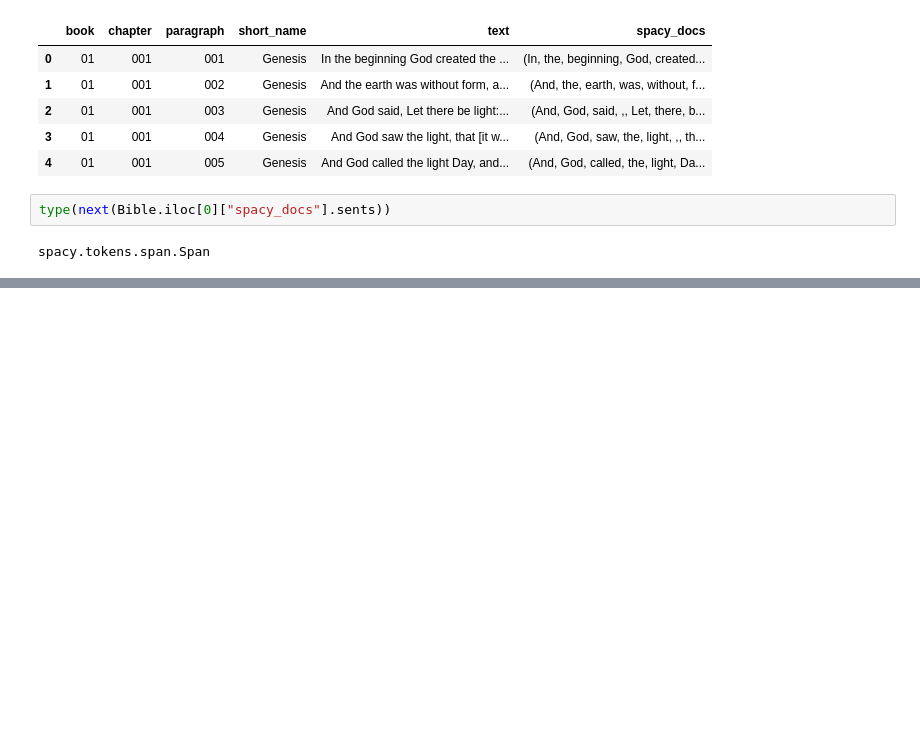
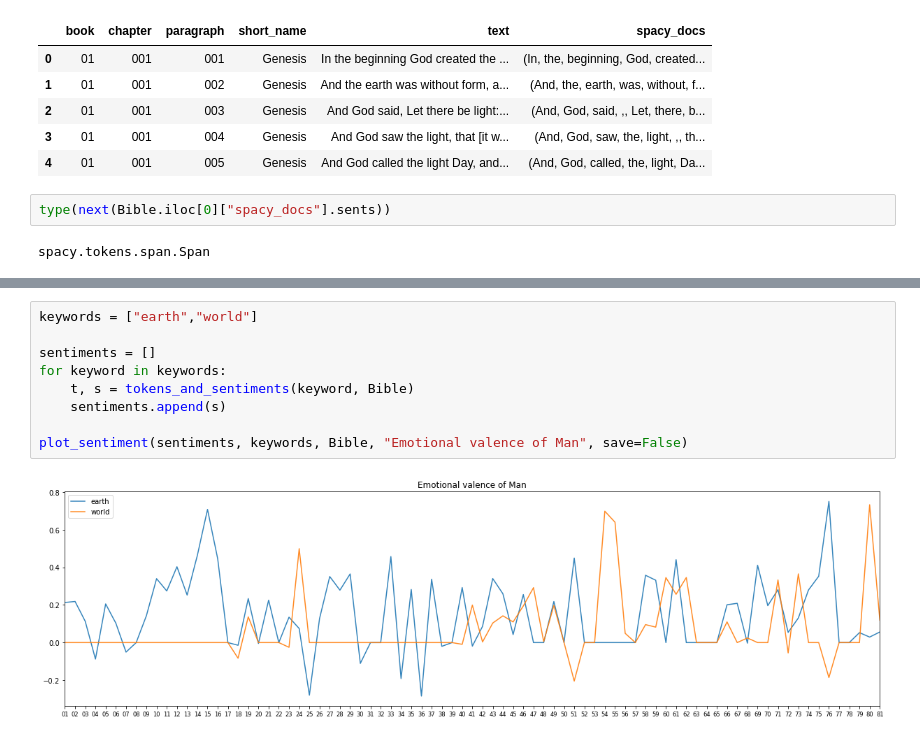
Before and after one commit to machaerus/sophia, a Jupyter notebook: Bible analysis.ipynb, the cells around one changed output, grey strips where cells are left out. Drawn from its saved outputs; the diff is of its cells as text; blank space fills up the shorter version.

```diff
--- a/Bible analysis.ipynb
+++ b/Bible analysis.ipynb
@@ -403,0 +399,11 @@ sentiments
+# %%
+keywords = ["earth","world"]
+
+sentiments = []
+for keyword in keywords:
+    t, s = tokens_and_sentiments(keyword, Bible)
+    sentiments.append(s)
+
+plot_sentiment(sentiments, keywords, Bible, "Emotional valence of Man", save=False)
+# %% [output]
+[figure, added]
```
Also changed, not shown: parts of 8 cells of this notebook, 5 other files.
